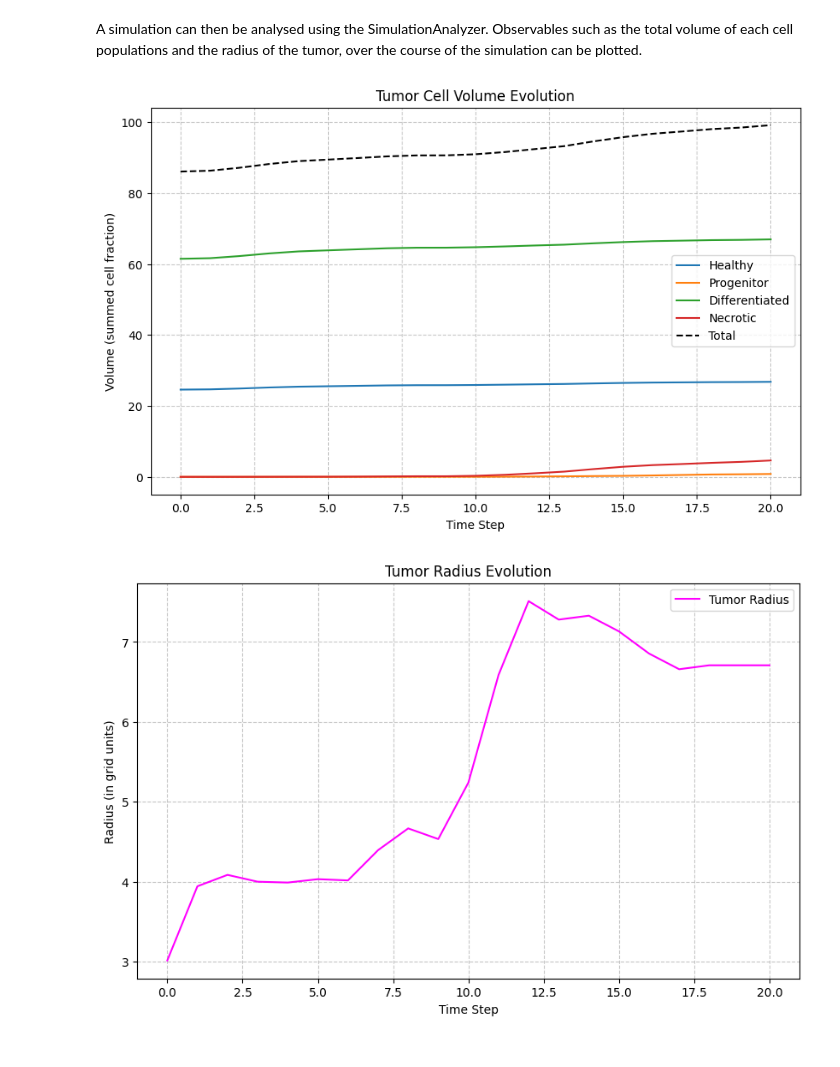
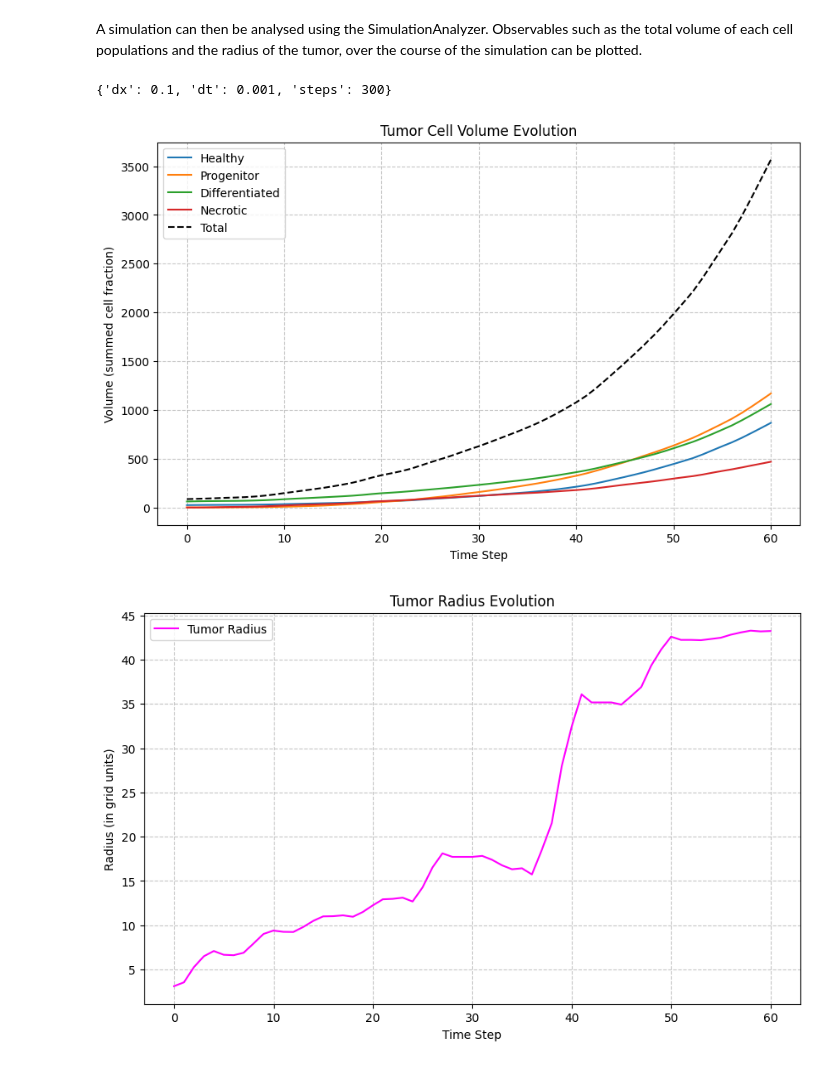
Before and after one commit to rmcnamara101/SCIE3212, a Jupyter notebook: src/notebooks/model_exploration.ipynb, the cells around one changed output. Drawn from its saved outputs; the diff is of its cells as text; code cells hidden in the pictures.

Commit message:
simulation analysis implementation updates

```diff
--- a/src/notebooks/model_exploration.ipynb
+++ b/src/notebooks/model_exploration.ipynb
@@ -15,15 +15,17 @@ from analysis.simulation_analysis import SimulationAnalyzer
 # %% [markdown]
 A simulation can then be analysed using the SimulationAnalyzer. Observables such as the total volume of each cell populations and the radius of the tumor, over the course of the simulation can be plotted.
 # %%
-analyzer = SimulationAnalyzer('/Users/rileymcnamara/CODE/2025/SCIE3212/data/test_sim_data.npz')
+analyzer = SimulationAnalyzer('/Users/rileymcnamara/CODE/2025/SCIE3212/data/28-2-25_sim_data.npz')
+print(analyzer.get_simulation_metadata())
 
 analyzer.plot_volumes()
 # %% [output]
+{'dx': 0.1, 'dt': 0.001, 'steps': 300}
-[figure, old version]
+[figure, new version]
 # %%
 analyzer.plot_radius()
 # %% [output]
-[figure, old version]
+[figure, new version]
 # %%
 analyzer.plot_growth_rate() # plot final step
 # %% [output]
```
Also changed, not shown: parts of 3 cells of this notebook, 4 other files.
